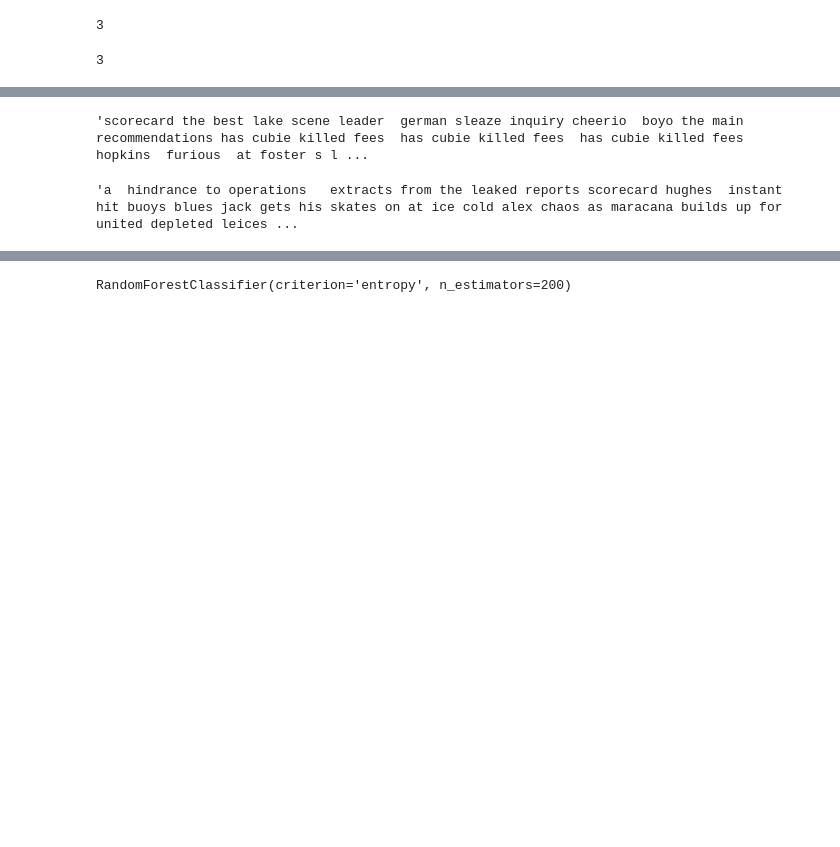
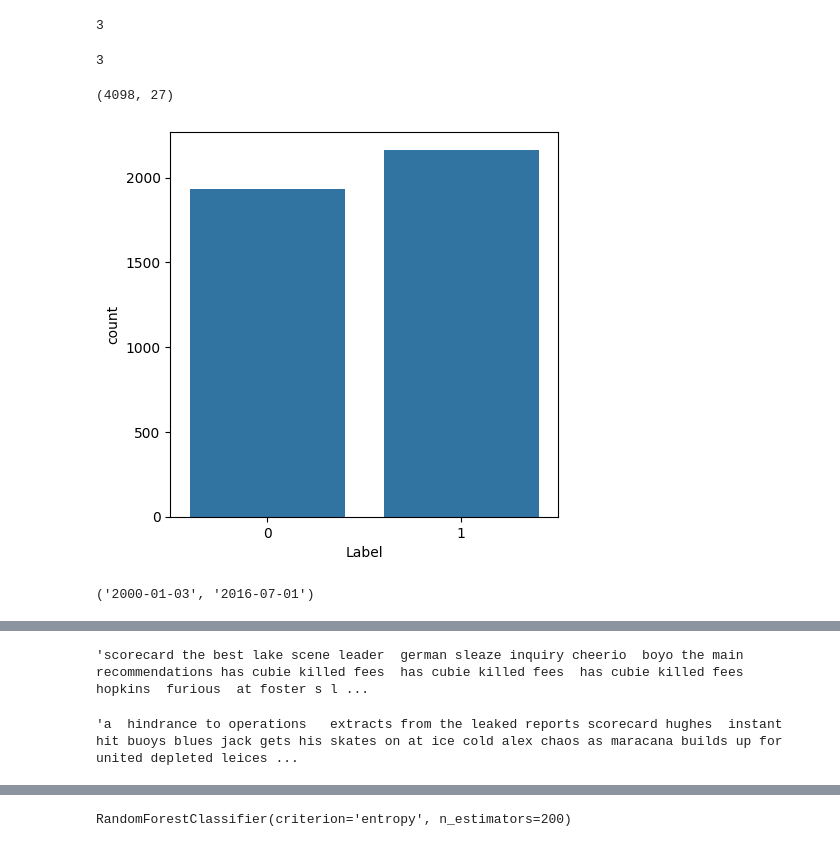
Before and after one commit to Hrishitcodethis/stock_sentiment_analysis, a Jupyter notebook: stock_sentiment_analysis.ipynb, the cells around one changed output, grey strips where cells are left out. Cells and saved outputs as stored; diff of their text form; code cells hidden in the pictures; blank space fills up the shorter version.

```diff
--- a/stock_sentiment_analysis.ipynb
+++ b/stock_sentiment_analysis.ipynb
@@ -87,6 +90,24 @@ print(df["Top24"].isna().sum())
 print(df["Top25"].isna().sum())
 # %% [output]
 3
+# %%
+# Dropping the missing values
+df.dropna(inplace=True)
+print(df.shape)
+# %% [output]
+(4098, 27)
+# %%
+# Visualizing number of 0 and 1
+plt.figure(figsize=(5, 5))
+sns.countplot(x = 'Label', data=df)
+plt.show()
+# %% [output]
+[figure, added]
+# %%
+# Getting Min and max data present in dataset
+df['Date'].min(),  df['Date'].max()
+# %% [output]
+('2000-01-03', '2016-07-01')
 # %%
 train = df[df['Date'] < '20150101']
 test = df[df['Date'] > '20141231']
@@ -125,7 +146,8 @@ data.head(1)
 headlines = []
 for row in range(0,len(data.index)):
     headlines.append(' '.join(str(x) for x in data.iloc[row,0:25]))
-# %%
-headlines[0]
-# %% [output]
-'a  hindrance to operations   extracts from the leaked reports scorecard hughes  instant hit buoys blues jack gets his skates on at ice cold alex chaos as maracana builds up for united depleted leices ...
+# %%
+hd = headlines[0]
+hd
+# %% [output]
+'a  hindrance to operations   extracts from the leaked reports scorecard hughes  instant hit buoys blues jack gets his skates on at ice cold alex chaos as maracana builds up for united depleted leices ...
```
Also changed, not shown: parts of 36 cells of this notebook.
